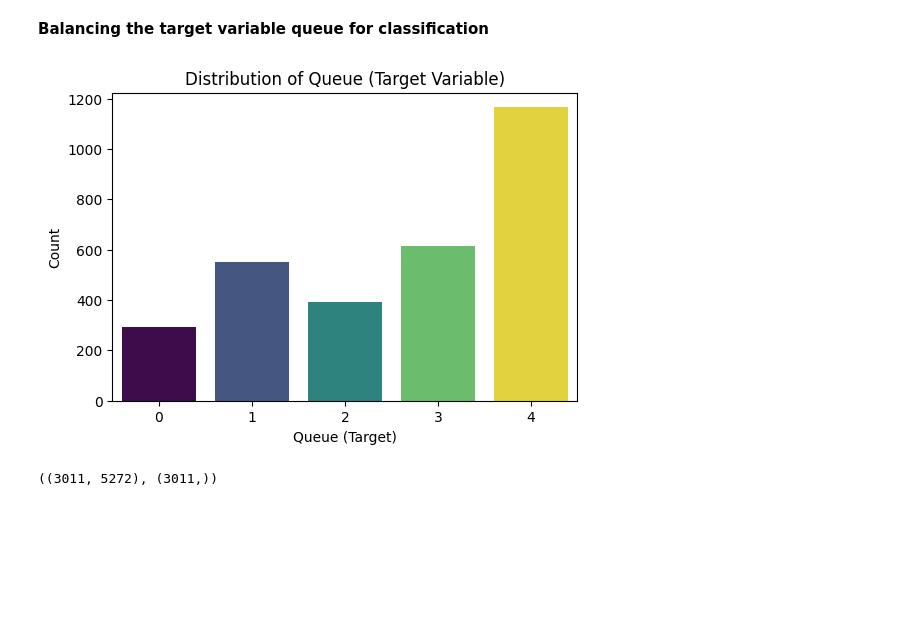
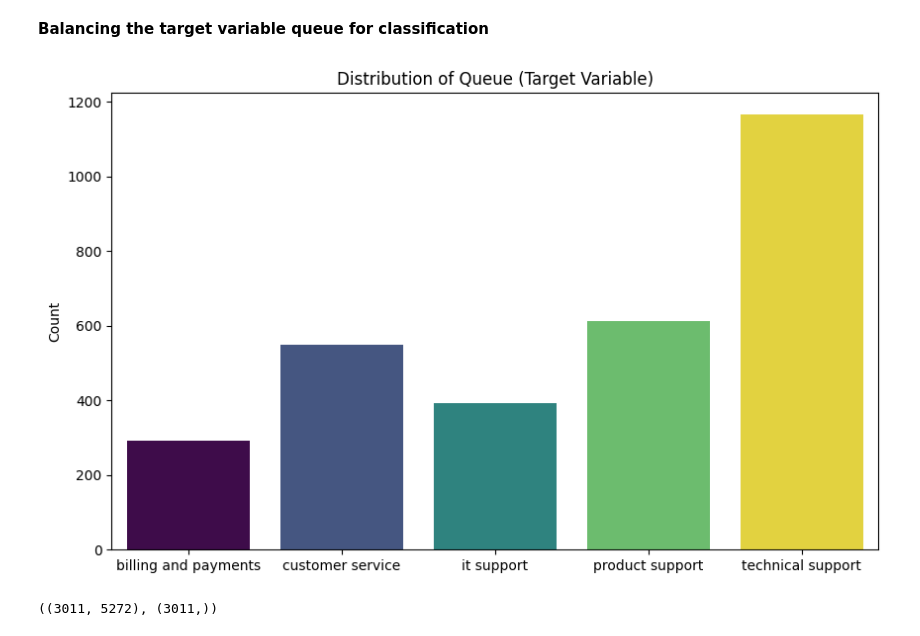
Before and after one commit to OnionKnightN/ml-ticket-triage-system, a Jupyter notebook: strategic_thinking_capstone_project_sba24098.ipynb, the cells around one changed output. Drawn from its saved outputs; the diff is of its cells as text; code cells hidden in the pictures; blank space fills up the shorter version.

Commit message:
Refining Visualization

```diff
--- a/strategic_thinking_capstone_project_sba24098.ipynb
+++ b/strategic_thinking_capstone_project_sba24098.ipynb
@@ -1062,22 +1062,28 @@ from sklearn.model_selection import train_test_split
 # %% [markdown]
 **Balancing the target variable queue for classification**
 # %%
+# Queue labels for the bars
+queue_labels = ['billing and payments', 'customer service', 'it support', 'product support', 'technical support']
+
 # Count the occurrences of each queue value
 target_counts = df_text_transformed['queue'].value_counts()
 
 # Plot a bar chart based on target count
-plt.figure(figsize=(6, 4))
-sns.barplot(x=target_counts.index, y=target_counts.values, hue=target_counts.index, palette='viridis', legend=False)
+plt.figure(figsize=(10, 6))
+ax = sns.barplot(x=target_counts.index, y=target_counts.values, hue=target_counts.index, palette='viridis', legend=False)
+
+# Change the x-axis tick labels
+ax.set_xticklabels(queue_labels)
 
 # Add labels and title
 plt.title('Distribution of Queue (Target Variable)')
-plt.xlabel('Queue (Target)')
+plt.xlabel('')
 plt.ylabel('Count')
 
 # Display the plot
 plt.show()
 # %% [output]
-[figure, old version]
+[figure, new version]
 # %%
 # Split features and target variable
 X = df_text_transformed.drop('queue', axis=1)
```
Also changed, not shown: parts of 3 cells of this notebook.
